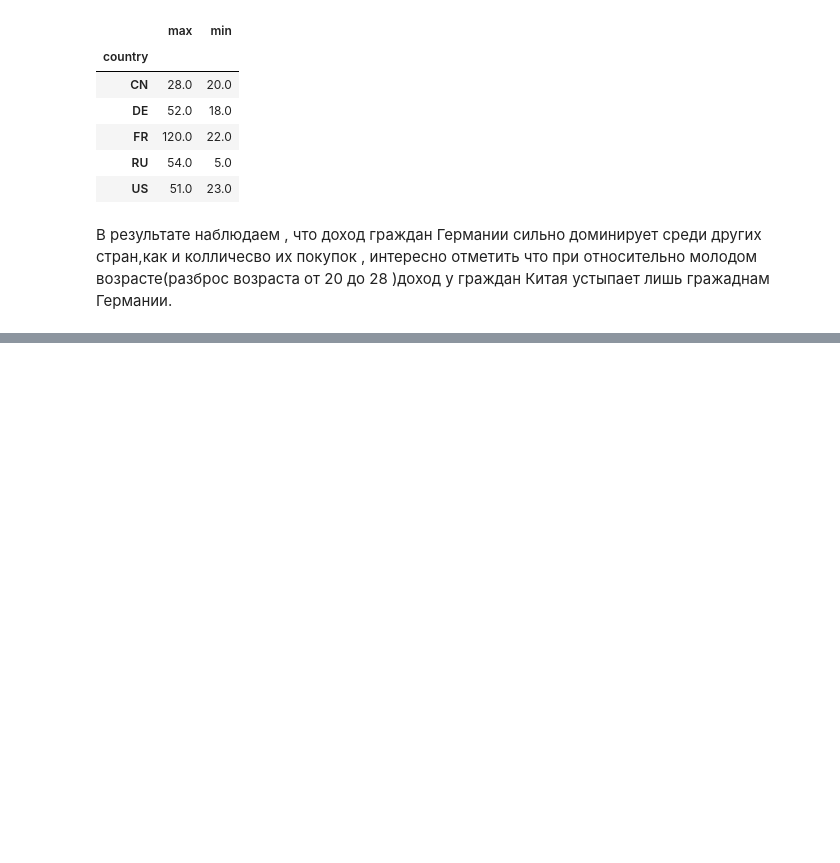
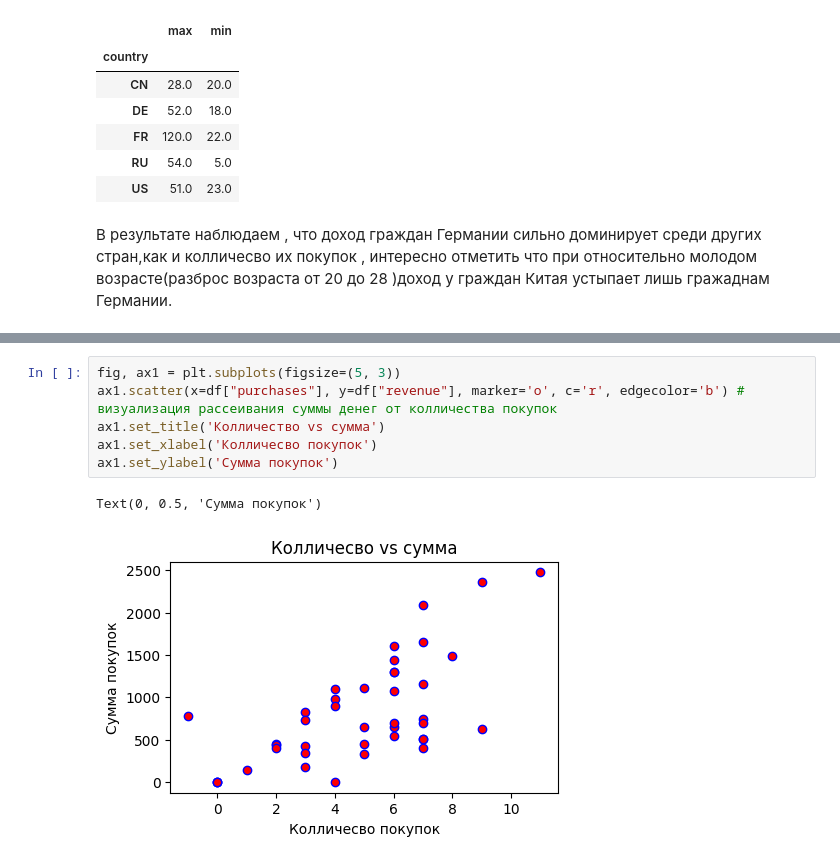
Before and after one commit to FazilM566/engineering, a Jupyter notebook: homeworks/HW02/HW02.ipynb, the cells around one changed output, grey strips where cells are left out. Cells and saved outputs as stored; diff of their text form; blank space fills up the shorter version.

```diff
--- a/homeworks/HW02/HW02.ipynb
+++ b/homeworks/HW02/HW02.ipynb
@@ -166,0 +200,9 @@ gr1
+# %%
+fig, ax1 = plt.subplots(figsize=(5, 3))
+ax1.scatter(x=df["purchases"], y=df["revenue"], marker='o', c='r', edgecolor='b') # визуализация рассеивания суммы денег от колличества покупок
+ax1.set_title('Колличество vs сумма')
+ax1.set_xlabel('Колличесво покупок')
+ax1.set_ylabel('Сумма покупок')
+# %% [output]
+Text(0, 0.5, 'Сумма покупок')
+[figure, added]
```
Also changed, not shown: parts of 9 cells of this notebook.
